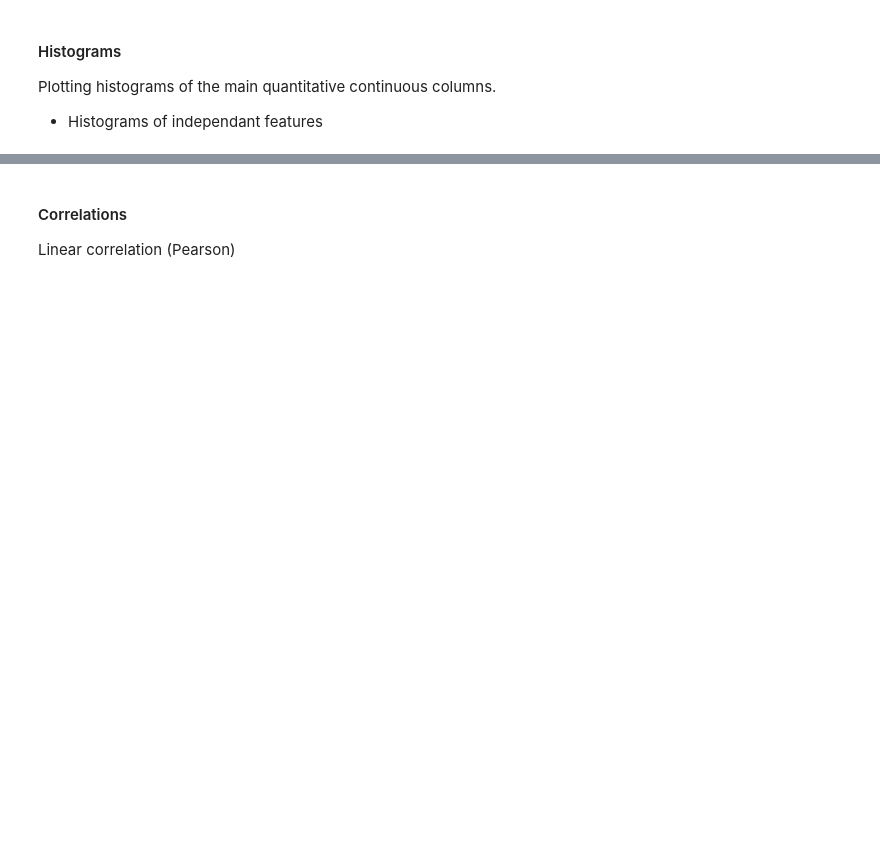
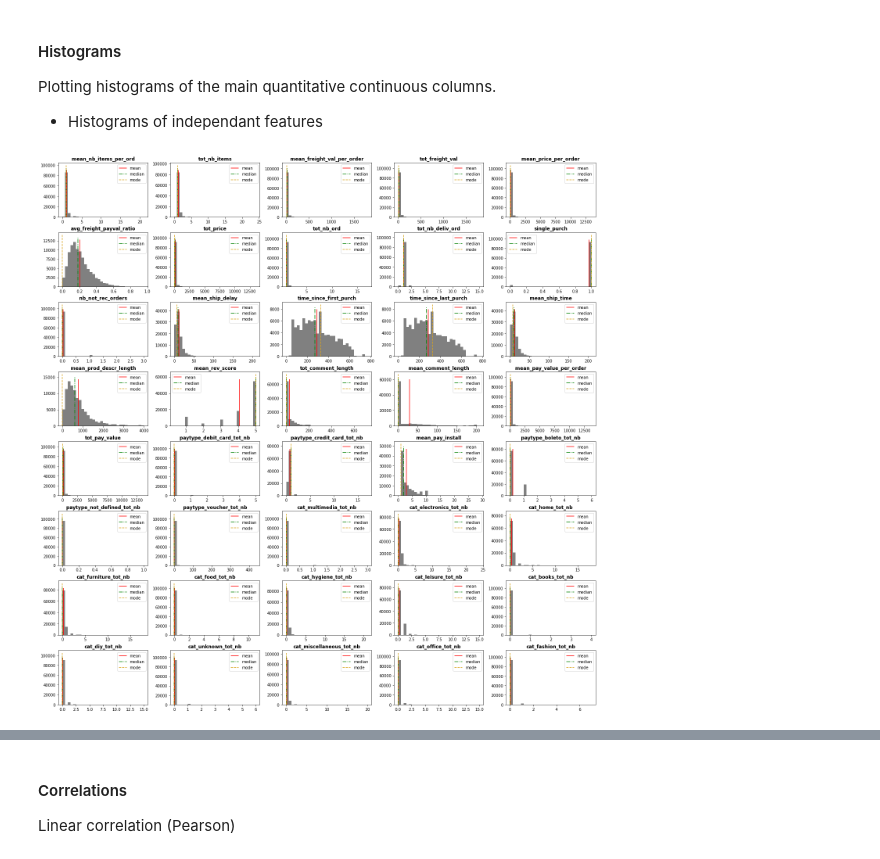
Before and after one commit to SmellyArmure/OC_DS_Project5, a Jupyter notebook: NOTEBOOKS/P5_Cleaning_EDA_2.ipynb, the cells around one changed output, grey strips where cells are left out. Drawn from its saved outputs; the diff is of its cells as text; code cells hidden in the pictures; blank space fills up the shorter version.

```diff
--- a/NOTEBOOKS/P5_Cleaning_EDA_2.ipynb
+++ b/NOTEBOOKS/P5_Cleaning_EDA_2.ipynb
@@ -140,10 +132,14 @@ All the dates and timestamps in the dataframes are to be converted.
 # %%
-df_orders[['order_purchase_timestamp', 'shipping_limit_date']] = \
-    df_orders[['order_purchase_timestamp', 'shipping_limit_date']]\
+df_orders[['order_purchase_timestamp', 'max_limit_ship_date']] = \
+    df_orders[['order_purchase_timestamp', 'max_limit_ship_date']]\
         .apply(lambda x: pd.to_datetime(x))
+
 df_orders[['shipping_time', 'shipping_delay']] = \
     df_orders[['shipping_time', 'shipping_delay']]\
         .apply(lambda x: pd.to_timedelta(x))
+
+df_orders['customer_zip_code_prefix'] = \
+    df_orders['customer_zip_code_prefix'].astype('object')
 # %%
 df_orders.dtypes
 # %% [output]
@@ -335,6 +348,8 @@ Plotting histograms of the main quantitative continuous columns.
 # %%
-# # All the data (with outliers)
-# plot_histograms(df=df, cols=prop_Q_cols, file_name='2_1_histograms.png',
-#                 figsize=(15,8), bins=30, layout=(4,4), skip_outliers=False,
-#                 thresh=30, save_enabled=False)
+# All the data (with outliers)
+plot_histograms(df=df_cust, cols=Q_cols,
+                figsize=(20,20), bins=30, layout=(8,5), skip_outliers=False,
+                thresh=3, save_enabled=False)
+# %% [output]
+[figure, added]
 # %%
```
Also changed, not shown: parts of 69 cells of this notebook, 4 other files.
